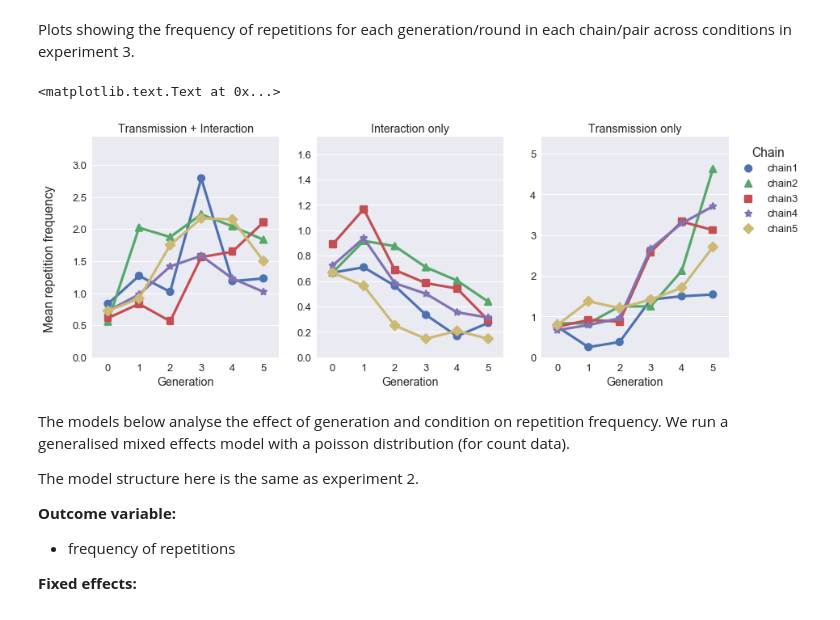
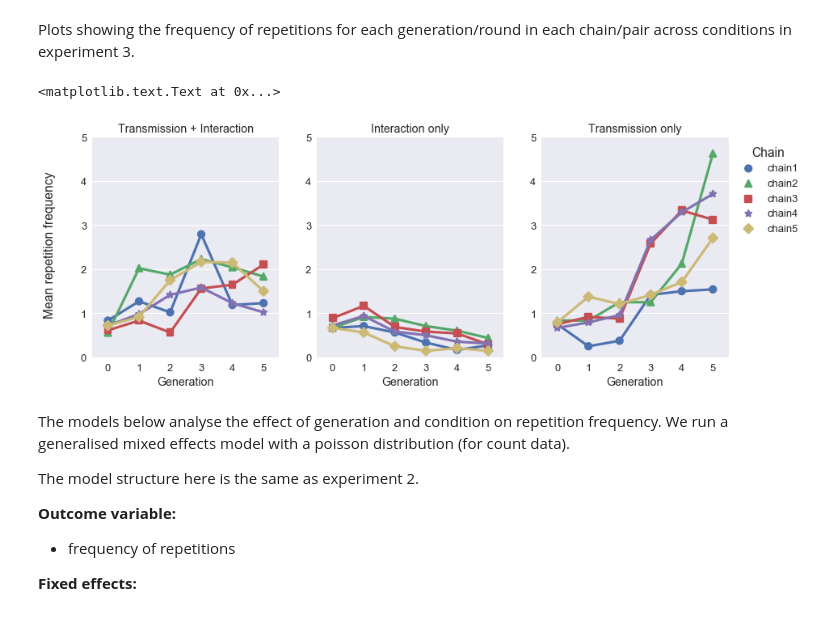
Before and after one commit to ymotamedi/asll-analysis, a Jupyter notebook: notebooks/efficiency_results.ipynb, the cells around one changed output. Drawn from its saved outputs; the diff is of its cells as text; code cells hidden in the pictures.

```diff
--- a/notebooks/efficiency_results.ipynb
+++ b/notebooks/efficiency_results.ipynb
@@ -604,30 +604,31 @@ Plots showing the frequency of repetitions for each generation/round in each cha
 # %%
 reps_ex3_plot = sns.factorplot(x='generation', y='num_reps', hue='chain',
                                   ci=None, data=ex3, col='condition',
                                  size = 5, aspect = 0.8, legend=False,
                                      markers=['o','^','s', '*', 'D'],
                                       sharey=False,
                                      col_order = ["Transmission + Interaction",
                                                  "Interaction only", "Transmission only"])
 
-reps_ex3_plot.set(xlabel= "Generation", ylabel = "", xticklabels = [0,1,2,3,4,5])
+reps_ex3_plot.set(xlabel= "Generation", ylabel = "", xticklabels = [0,1,2,3,4,5],
+                 ylim=(0,5))
 
 reps_ex3_plot.set_titles('{col_name}')
 
 axs = reps_ex3_plot.axes
 
-for i in range(3):
+# for i in range(3):
 
-    ax = axs[0][i]
-    lims = ax.get_ylim()
-    ax.set_ylim(0, lims[1] + 0.5)
+#     ax = axs[0][i]
+#     lims = ax.get_ylim()
+#     ax.set_ylim(0, lims[1] + 0.5)
 
 plt.legend(title='Chain', bbox_to_anchor=(1,1))
 
 plt.text(-16.5, 4, 'Mean repetition frequency', rotation=90)
 # %% [output]
 <matplotlib.text.Text at 0x...>
-[figure, old version]
+[figure, new version]
 # %% [markdown]
 The models below analyse the effect of generation and condition on repetition frequency. We run a generalised mixed effects model with a poisson distribution (for count data).
 
```
